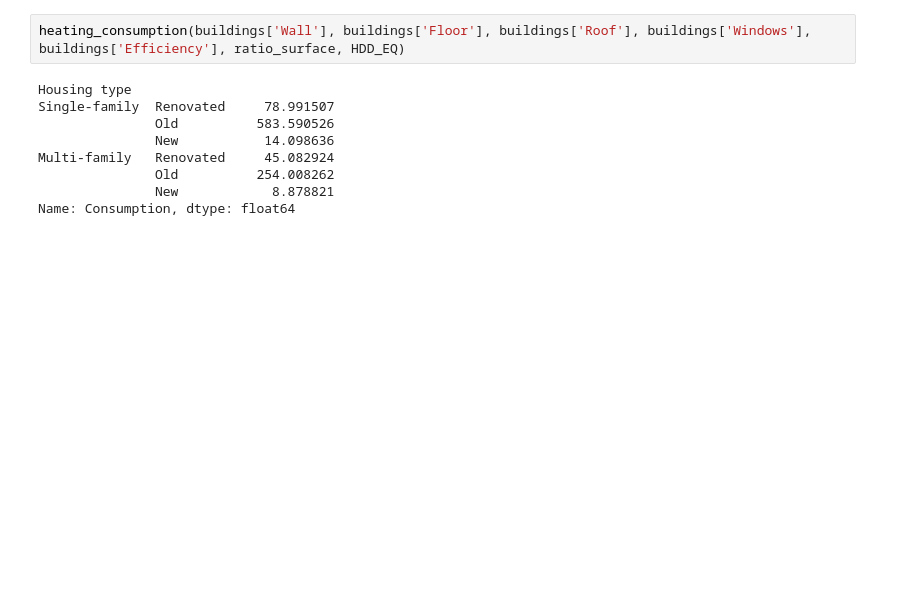
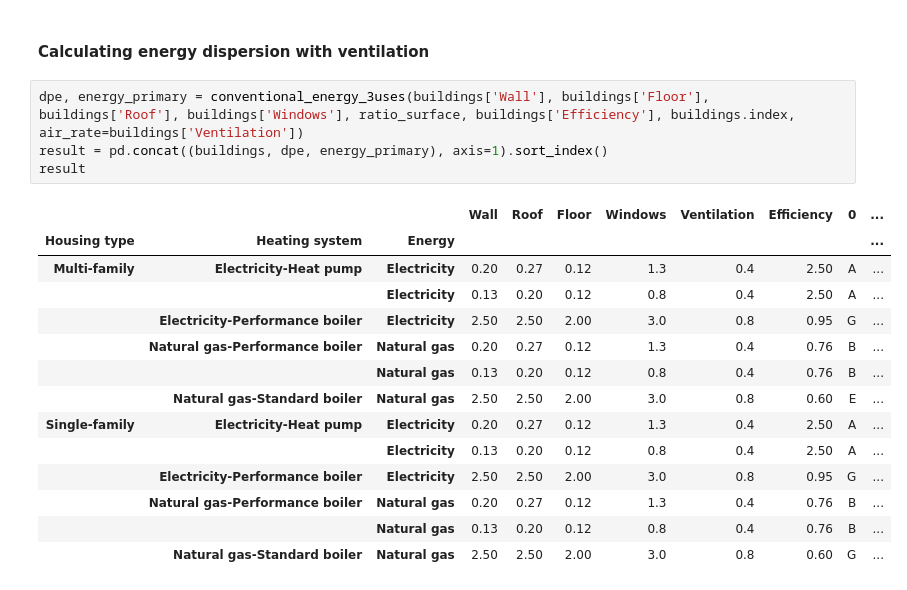
Before and after one commit to CIRED/Res-IRF4, a Jupyter notebook: project/analysis/new_consumption_function.ipynb, the cells around one changed output. Saved outputs shown, nothing was run; the diff lists cells and outputs as text; blank space fills up the shorter version.

```diff
--- a/project/analysis/new_consumption_function.ipynb
+++ b/project/analysis/new_consumption_function.ipynb
@@ -42,11 +99,21 @@ dtype: float64
+# %% [markdown]
+#### Calculating energy dispersion with ventilation
 # %%
-heating_consumption(buildings['Wall'], buildings['Floor'], buildings['Roof'], buildings['Windows'], buildings['Efficiency'], ratio_surface, HDD_EQ)
+dpe, energy_primary = conventional_energy_3uses(buildings['Wall'], buildings['Floor'], buildings['Roof'], buildings['Windows'], ratio_surface, buildings['Efficiency'], buildings.index, air_rate=buildings['Ventilation'])
+result = pd.concat((buildings, dpe, energy_primary), axis=1).sort_index()
+result
 # %% [output]
-Housing type
-Single-family  Renovated     78.991507
-               Old          583.590526
-               New           14.098636
-Multi-family   Renovated     45.082924
-               Old          254.008262
-               New            8.878821
-Name: Consumption, dtype: float64
+|  |  |  | Wall | Roof | Floor | Windows | Ventilation | Efficiency | 0 | ... |
+| Housing type | Heating system | Energy |  |  |  |  |  |  |  | ... |
+| Multi-family | Electricity-Heat pump | Electricity | 0.20 | 0.27 | 0.12 | 1.3 | 0.4 | 2.50 | A | ... |
+|  |  | Electricity | 0.13 | 0.20 | 0.12 | 0.8 | 0.4 | 2.50 | A | ... |
+|  | Electricity-Performance boiler | Electricity | 2.50 | 2.50 | 2.00 | 3.0 | 0.8 | 0.95 | G | ... |
+|  | Natural gas-Performance boiler | Natural gas | 0.20 | 0.27 | 0.12 | 1.3 | 0.4 | 0.76 | B | ... |
+|  |  | Natural gas | 0.13 | 0.20 | 0.12 | 0.8 | 0.4 | 0.76 | B | ... |
+|  | Natural gas-Standard boiler | Natural gas | 2.50 | 2.50 | 2.00 | 3.0 | 0.8 | 0.60 | E | ... |
+| Single-family | Electricity-Heat pump | Electricity | 0.20 | 0.27 | 0.12 | 1.3 | 0.4 | 2.50 | A | ... |
+|  |  | Electricity | 0.13 | 0.20 | 0.12 | 0.8 | 0.4 | 2.50 | A | ... |
+|  | Electricity-Performance boiler | Electricity | 2.50 | 2.50 | 2.00 | 3.0 | 0.8 | 0.95 | G | ... |
+|  | Natural gas-Performance boiler | Natural gas | 0.20 | 0.27 | 0.12 | 1.3 | 0.4 | 0.76 | B | ... |
+|  |  | Natural gas | 0.13 | 0.20 | 0.12 | 0.8 | 0.4 | 0.76 | B | ... |
+|  | Natural gas-Standard boiler | Natural gas | 2.50 | 2.50 | 2.00 | 3.0 | 0.8 | 0.60 | G | ... |
```
Also changed, not shown: parts of 15 cells of this notebook, 1 other file.
